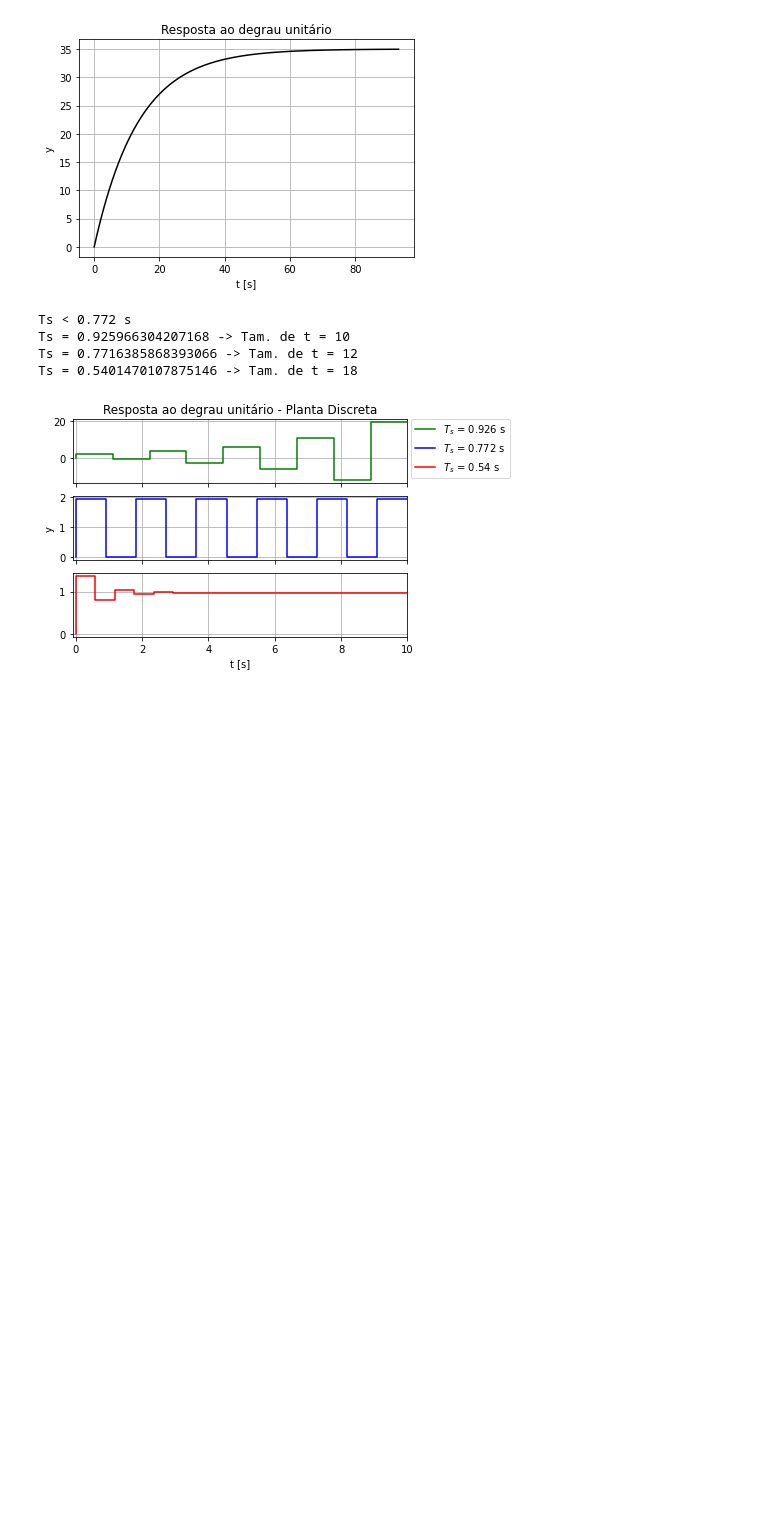
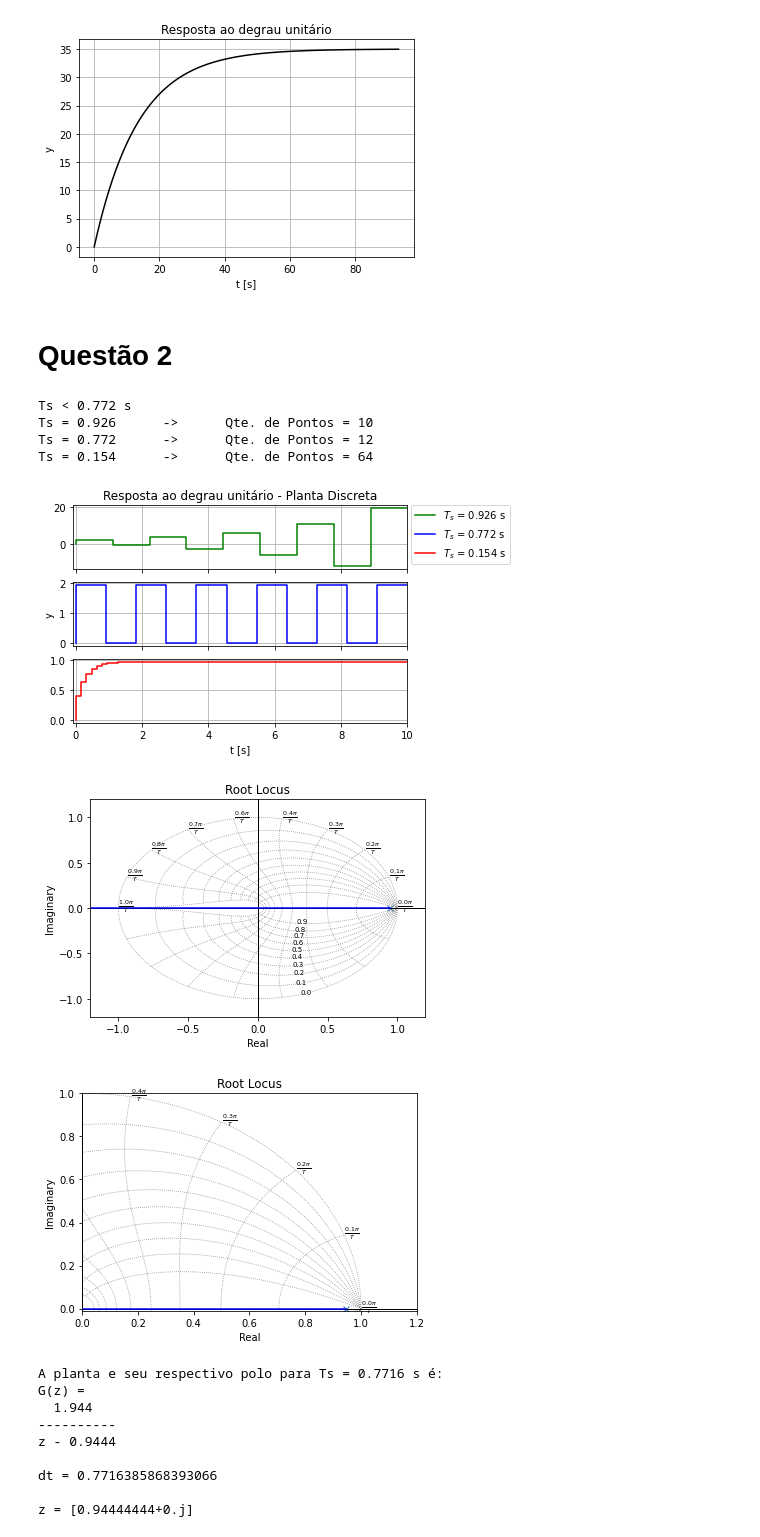
Before and after one commit to Widmark-Kaue/digital-signal-processing, a Jupyter notebook: avl1.ipynb, the cells around one changed output. Saved outputs shown, nothing was run; the diff lists cells and outputs as text; code cells hidden in the pictures; blank space fills up the shorter version.

Commit message:
questão 2 finalizada

```diff
--- a/avl1.ipynb
+++ b/avl1.ipynb
@@ -35,11 +35,10 @@ G(s) =
 ----------
 13.5 s + 1
 [figure]
+# %% [markdown]
+# Questão 2
 # %%
 # Planta Discreta
-from matplotlib.pyplot import axes
-
-
 a  = 1/13.5
 Ts = -np.log((K-1)/(K+1))/a
 print(f'Ts < {round(Ts,3)} s')
@@ -57,7 +56,7 @@ for i, ax in enumerate(axes):
     qteT = int(tfinal/Tsvet[i])
     T = np.linspace(0,tfinal,qteT)
     y, t = m.step(Gzmf, T)
-    print(f'Ts = {Tsvet[i]} -> Tam. de t = {len(t)}')
+
     ax.step(t,y,color[i],label = f'$T_s$ = {round(Tsvet[i],3)} s')
     ax.set_xlim([-.1,tfinal])
     if i==0:
@@ -66,6 +65,9 @@ for i, ax in enumerate(axes):
         ax.set_xticklabels([])
     ax.grid()
 
+    print(f'Ts = {round(Tsvet[i],3)}\t->\tQte. de Pontos = {len(t)}')
+
+
 axes[-1].set_xlabel('t [s]')
 axes[1].set_ylabel('y')
 fig.legend(bbox_to_anchor = (1.15, 0.9))
@@ -73,7 +75,45 @@ if not Path(IMAGES, 'step_response_discrete.png').exists():
     fig.savefig(f'{IMAGES}/step_response_discrete.png', dpi=720, format = 'png', bbox_inches = 'tight')
 # %% [output]
 Ts < 0.772 s
-Ts = 0.925966304207168 -> Tam. de t = 10
-Ts = 0.7716385868393066 -> Tam. de t = 12
-Ts = 0.5401470107875146 -> Tam. de t = 18
+Ts = 0.926      ->      Qte. de Pontos = 10
+Ts = 0.772      ->      Qte. de Pontos = 12
+Ts = 0.154      ->      Qte. de Pontos = 64
-[figure, old version]
+[figure, new version]
+# %%
+Gz      = m.tf(K*(1 - np.exp(-a*Ts)), [1, -np.exp(-a*Ts)], Ts)
+lim     = [-1.2,1.2]
+lim2    = [0,1.2]
+lim3    = [-0.01,1]
+
+m.rlocus(Gz, grid = True, plotstr = 'b')
+plt.gca().axis('auto')
+plt.xlim(lim)
+plt.ylim(lim)
+if not Path(IMAGES, 'root_locus.png').exists():
+    plt.savefig(f'{IMAGES}/root_locus.png', dpi=720, format = 'png')
+plt.show()
+
+m.rlocus(Gz, grid = True, plotstr = 'b')
+plt.gca().axis('auto')
+plt.xlim(lim2)
+plt.ylim(lim3)
+plt.axis()
+if not Path(IMAGES, 'root_locus2.png').exists():
+    plt.savefig(f'{IMAGES}/root_locus2.png', dpi=720, format = 'png')
+plt.show()
+
+print(f'A planta e seu respectivo polo para Ts = {round(Ts,4)} s é:')
+print(f'G(z) = {Gz}')
+print(f'z = {m.pole(Gz)}')
+# %% [output]
+[figure, added]
+[figure, added]
+A planta e seu respectivo polo para Ts = 0.7716 s é:
+G(z) =
+  1.944
+----------
+z - 0.9444
+
+dt = 0.7716385868393066
+
+z = [0.94444444+0.j]
```
